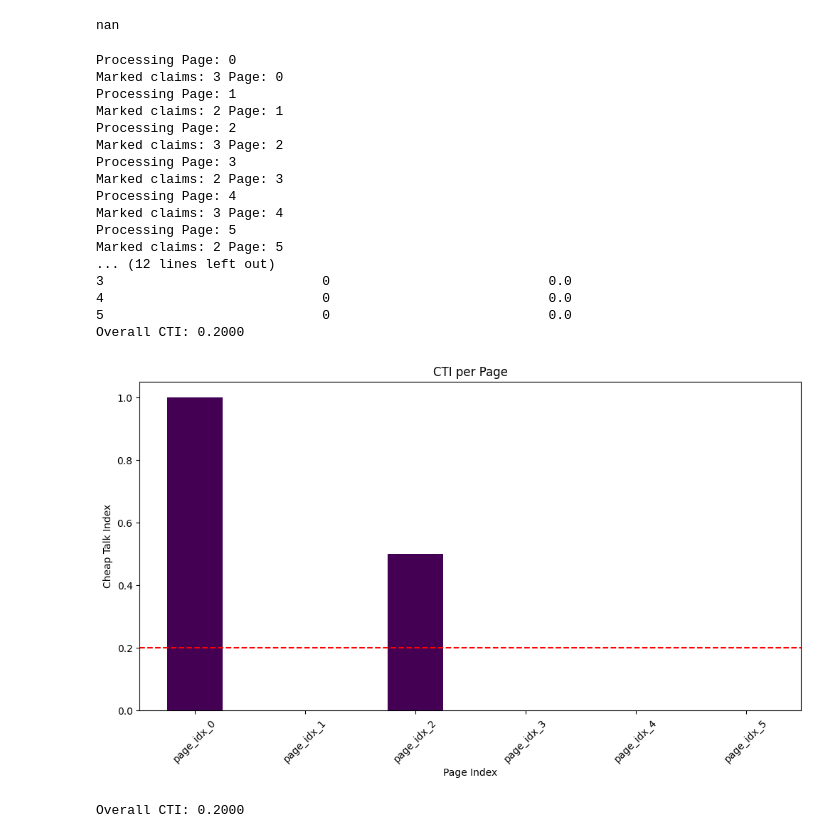
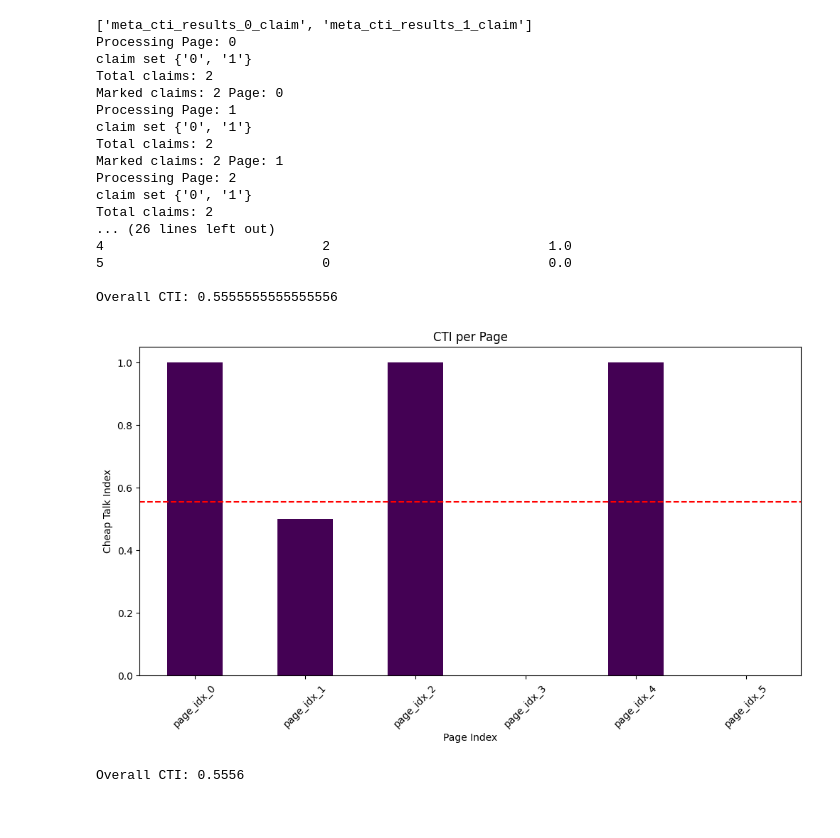
Before and after one commit to athenarc/ai4greenwashing, a Jupyter notebook: example.ipynb, the cells around one changed output. Cells and saved outputs as stored; diff of their text form; code cells hidden in the pictures.

```diff
--- a/example.ipynb
+++ b/example.ipynb
@@ -48,13 +64,3 @@ DataFrame created successfully.
-# %%
-logger = getLogger(__name__)
-
-# Load document
-document = Document.from_json_file('./results/example.pdf.json')
-
-
-df = document.to_dataframe_ext(level='page')
-print(df)
-print()
 # %%
 print(df.columns)
 # %% [output]
@@ -138,16 +118,11 @@ nan
-# %%
-# check if print(df.loc[1, 'meta_aggregator_result_claim_2_cti metrics_specificity']) is nan and pritn nan
-if pd.isna(df.loc[1, 'meta_aggregator_result_claim_2_cti metrics_specificity']):
-    print("nan")
-# %% [output]
-nan
 # %%
 import pandas as pd
 import re
 
 def analyze_claims(df):
-    claim_cols = [col for col in df.columns if re.match(r"meta_aggregator_result_claim_\d+_cti metrics_", col)]
-
+    # Get all column names that match the expected pattern
+    claim_cols = [col for col in df.columns if re.match(r"meta_cti_results_\d+_claim", col)]
+    print(claim_cols)
     results = []
     total_non_specific_commitment_yes = 0
     total_commitment_yes = 0
@@ -156,12 +131,13 @@ def analyze_claims(df):
         print(f"Processing Page: {idx}")
 
         # Extract the unique claim indices from the claim columns
-        claim_set = set(re.findall(r"meta_aggregator_result_claim_(\d+)_", " ".join(claim_cols)))
+        claim_set = set(re.findall(r"meta_cti_results_(\d+)_", " ".join(claim_cols)))
+        print("claim set", claim_set)
         total_claims = len(claim_set)
-
+        print("Total claims:", total_claims)
         # Filter out claims that have missing detection values
         for claim_idx in claim_set:
-            detection_column = f'meta_aggregator_result_claim_{claim_idx}_cti metrics_detection'
+            detection_column = f'meta_cti_results_{claim_idx}_cti_metrics_climate'
 
             detection_value = row.get(detection_column, None)
 
@@ -179,9 +155,9 @@ def analyze_claims(df):
         non_specific_commitment_yes = 0
 
         for i in range(total_claims):
-            detection_col = f"meta_aggregator_result_claim_{i}_cti metrics_detection"
-            commitment_col = f"meta_aggregator_result_claim_{i}_cti metrics_commitment"
-            specificity_col = f"meta_aggregator_result_claim_{i}_cti metrics_specificity"
+            detection_col = f"meta_cti_results_{i}_cti_metrics_climate"
+            commitment_col = f"meta_cti_results_{i}_cti_metrics_commitment"
+            specificity_col = f"meta_cti_results_{i}_cti_metrics_specificity"
 
             detection = row.get(detection_col, [])
             commitment = row.get(commitment_col, [])
@@ -219,43 +195,46 @@ def analyze_claims(df):
 
     return pd.DataFrame(results), overall_cti
 
-# Usage
-summary_df, overall_cti = analyze_claims(df)
-print(summary_df)
+cti_df, overall_cti = analyze_claims(df)
 
-print(f"Overall CTI: {overall_cti:.4f}")
+print(cti_df)
+print()
+if overall_cti is not None:
+    print(f"Overall CTI: {overall_cti}")
+else:
+    print("Overall CTI: N/A")
 # %% [output]
+['meta_cti_results_0_claim', 'meta_cti_results_1_claim']
 Processing Page: 0
-Marked claims: 3 Page: 0
+claim set {'0', '1'}
+Total claims: 2
+Marked claims: 2 Page: 0
 Processing Page: 1
+claim set {'0', '1'}
+Total claims: 2
 Marked claims: 2 Page: 1
 Processing Page: 2
-Marked claims: 3 Page: 2
-Processing Page: 3
-Marked claims: 2 Page: 3
-Processing Page: 4
-Marked claims: 3 Page: 4
-Processing Page: 5
-Marked claims: 2 Page: 5
-... (12 lines left out)
-3                            0                            0.0
-4                            0                            0.0
+claim set {'0', '1'}
+Total claims: 2
+... (26 lines left out)
+4                            2                            1.0
 5                            0                            0.0
-Overall CTI: 0.2000
+
+Overall CTI: 0.5555555555555556
 # %%
 # bar plot summary_df["non_specific_commitment_ratio"] and overall cti
-summary_df["non_specific_commitment_ratio"].plot(kind='bar', figsize=(12, 6), colormap='viridis')
+cti_df["non_specific_commitment_ratio"].plot(kind='bar', figsize=(12, 6), colormap='viridis')
 plt.axhline(y=overall_cti, color='red', linestyle='--', label=f'Overall CTI: {overall_cti:.4f}')
 plt.xlabel("Page Index")
 plt.ylabel("Cheap Talk Index")
 plt.title("CTI per Page")
-plt.xticks(np.arange(len(summary_df.index)), summary_df["page_id"], rotation=45)
+plt.xticks(np.arange(len(cti_df.index)), cti_df["page_id"], rotation=45)
 plt.show()
 
 print(f"Overall CTI: {overall_cti:.4f}")
 # %% [output]
-[figure, old version]
+[figure, new version]
-Overall CTI: 0.2000
+Overall CTI: 0.5556
 # %%
 document = Document.from_json_file('./results/example.pdf.json')
 df_2 = document.to_dataframe(level="block")
```
Also changed, not shown: parts of 6 cells of this notebook, 33 other files.
